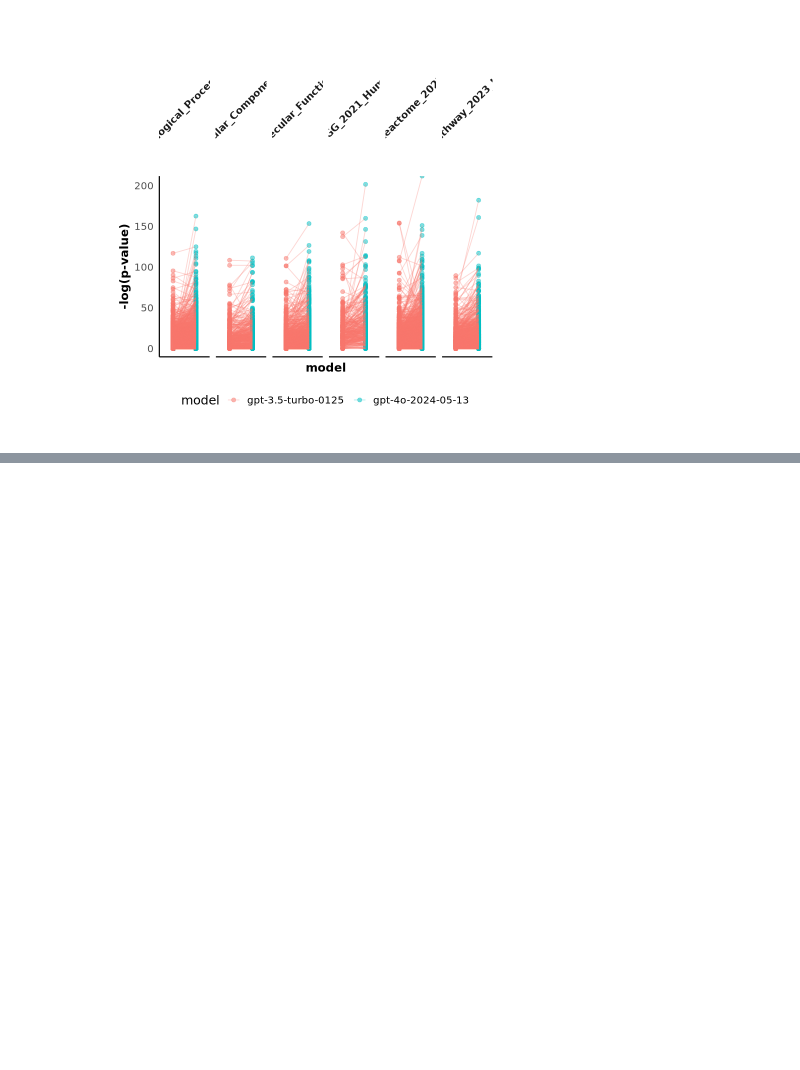
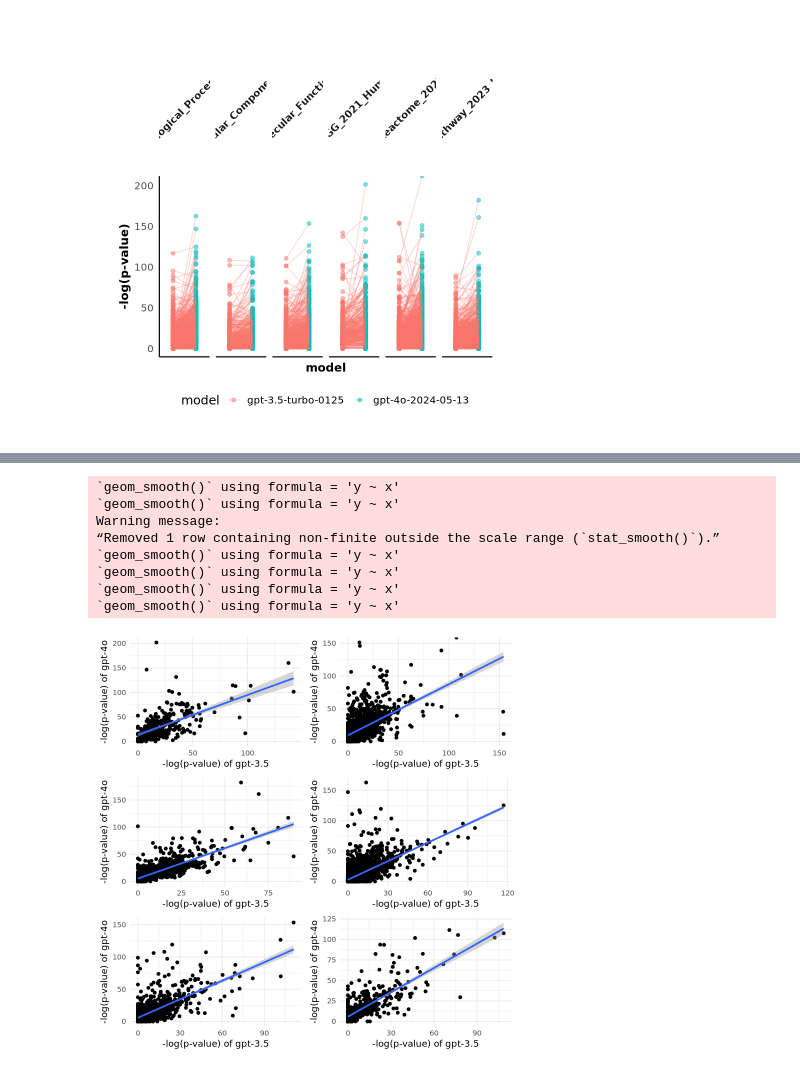
Before and after one commit to Alector-BIO/llm2geneset, a Jupyter notebook: notebooks/figures.ipynb, the cells around one changed output, grey strips where cells are left out. Cells and saved outputs as stored; diff of their text form; code cells hidden in the pictures; blank space fills up the shorter version.

Commit message:
add new figure

```diff
--- a/notebooks/figures.ipynb
+++ b/notebooks/figures.ipynb
@@ -268,0 +293,40 @@ ggsave("figures/5_logp_compare_models.pdf", plot = p, device = "pdf", width = 15
+# %%
+# Filter data for unique models
+model1 <- df %>% filter(model == "gpt-3.5-turbo-0125")
+model2 <- df %>% filter(model == "gpt-4o-2024-05-13")
+
+# Initialize an empty list to store plots
+plots <- list()
+
+# For each database, plot log_p of gpt-3.5-turbo-0125 against log_p of gpt-4o-2024-05-13
+databases <- unique(df$database)
+for(d in databases){
+  df1 <- model1 %>% filter(database ==d)
+  df2 <- model2 %>% filter(database ==d)
+  joined_df <- merge(df1, df2, by = c("descr"), suffixes = c("_1", "_2"))
+
+  plots[[d]] <- ggplot(joined_df, aes(x = log_p_1, y = log_p_2)) +
+    geom_point() +
+    geom_smooth(method = "lm") +
+    labs(
+         x = "-log(p-value) of gpt-3.5",
+         y = "-log(p-value) of gpt-4o") +
+    theme_minimal()
+}
+
+# Combine all plots into a single faceted plot
+library(gridExtra)
+combined_plot <- do.call(gridExtra::grid.arrange, c(plots, ncol = 2))
+
+# Save the plot
+ggsave(filename = "figures/5_scatter_plot_logp_compare_models.pdf", plot = combined_plot, device = "pdf", width = 10, height = 10, dpi = 300)
+# %% [output]
+`geom_smooth()` using formula = 'y ~ x'
+`geom_smooth()` using formula = 'y ~ x'
+Warning message:
+“Removed 1 row containing non-finite outside the scale range (`stat_smooth()`).”
+`geom_smooth()` using formula = 'y ~ x'
+`geom_smooth()` using formula = 'y ~ x'
+`geom_smooth()` using formula = 'y ~ x'
+`geom_smooth()` using formula = 'y ~ x'
+[figure, added]
```
Also changed, not shown: parts of 4 cells of this notebook, 1 other file.
